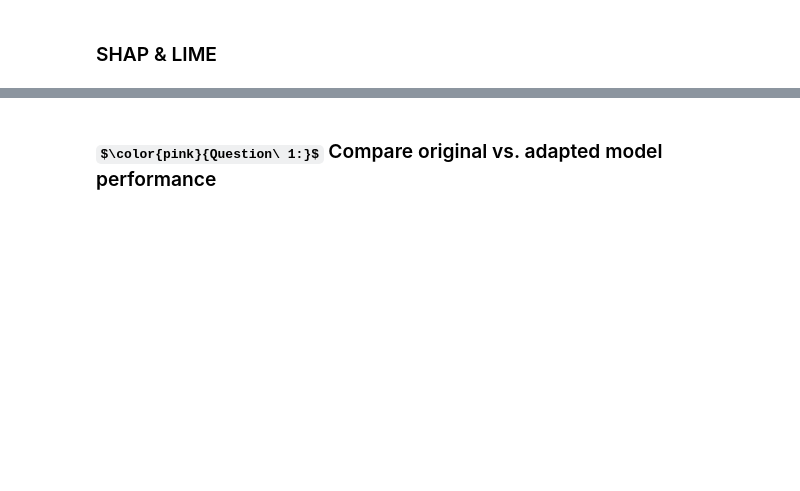
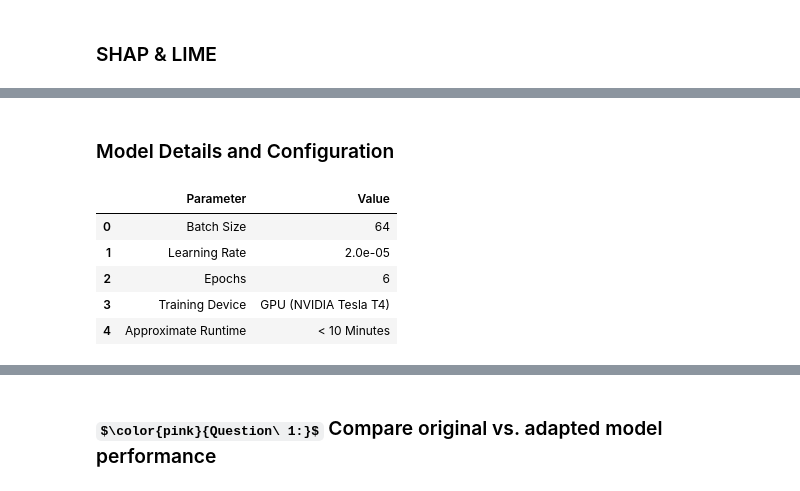
Before and after one commit to n1nt3nd0sw1tch/HEARTS-Text-Stereotype-Detection, a Jupyter notebook: COMP0173-CW2-NOTEBOOK-Eval-P4.ipynb, the cells around one changed output, grey strips where cells are left out. Cells and saved outputs as stored; diff of their text form; code cells hidden in the pictures; some formulas as TeX source; blank space fills up the shorter version.

```diff
--- a/COMP0173-CW2-NOTEBOOK-Eval-P4.ipynb
+++ b/COMP0173-CW2-NOTEBOOK-Eval-P4.ipynb
@@ -287,0 +572,2 @@ merged_df.to_csv('sentence_level_similarity_results.csv')
+# %% [markdown]
+### Model Details and Configuration
@@ -287,0 +613,21 @@ merged_df.to_csv('sentence_level_similarity_results.csv')
+# %%
+hyperparams = {
+    "Batch Size": batch_size,
+    "Learning Rate": f"{learning_rate:.1e}",
+    "Epochs": epochs,
+    "Training Device": "GPU (NVIDIA Tesla T4)",
+    "Approximate Runtime": "< 10 Minutes",
+}
+
+table_hyper = pd.DataFrame(
+    list(hyperparams.items()),
+    columns=["Parameter", "Value"]
+)
+table_hyper
+# %% [output]
+|  | Parameter | Value |
+| 0 | Batch Size | 64 |
+| 1 | Learning Rate | 2.0e-05 |
+| 2 | Epochs | 6 |
+| 3 | Training Device | GPU (NVIDIA Tesla T4) |
+| 4 | Approximate Runtime | < 10 Minutes |
```
Also changed, not shown: parts of 43 cells of this notebook, 8 other files.
